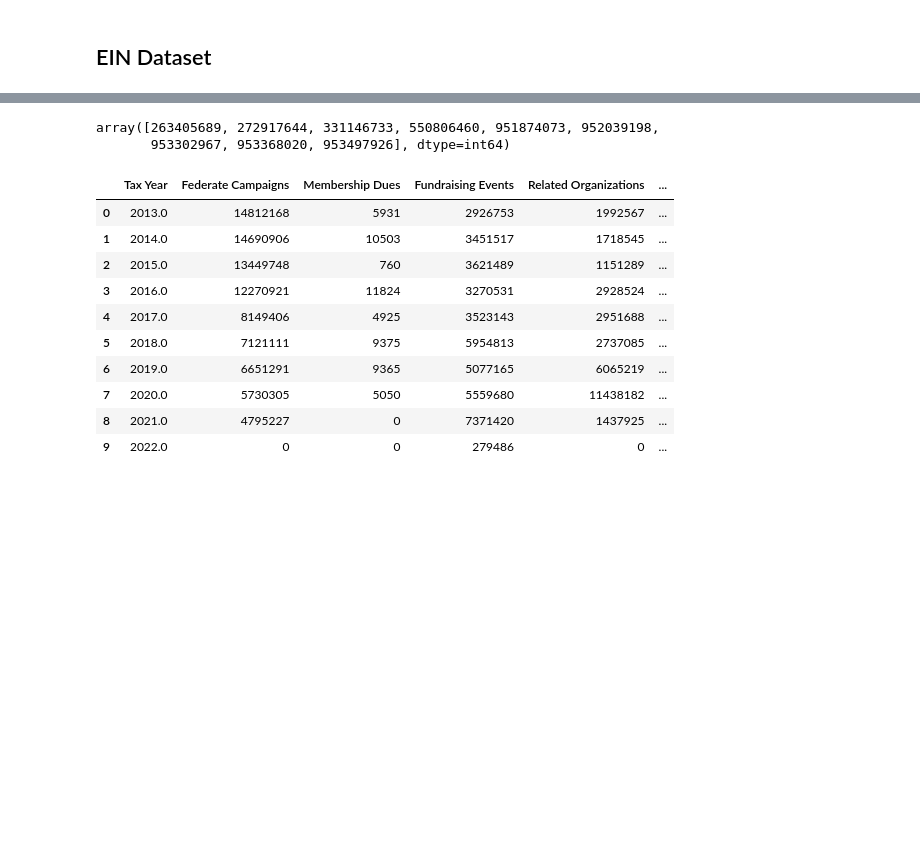
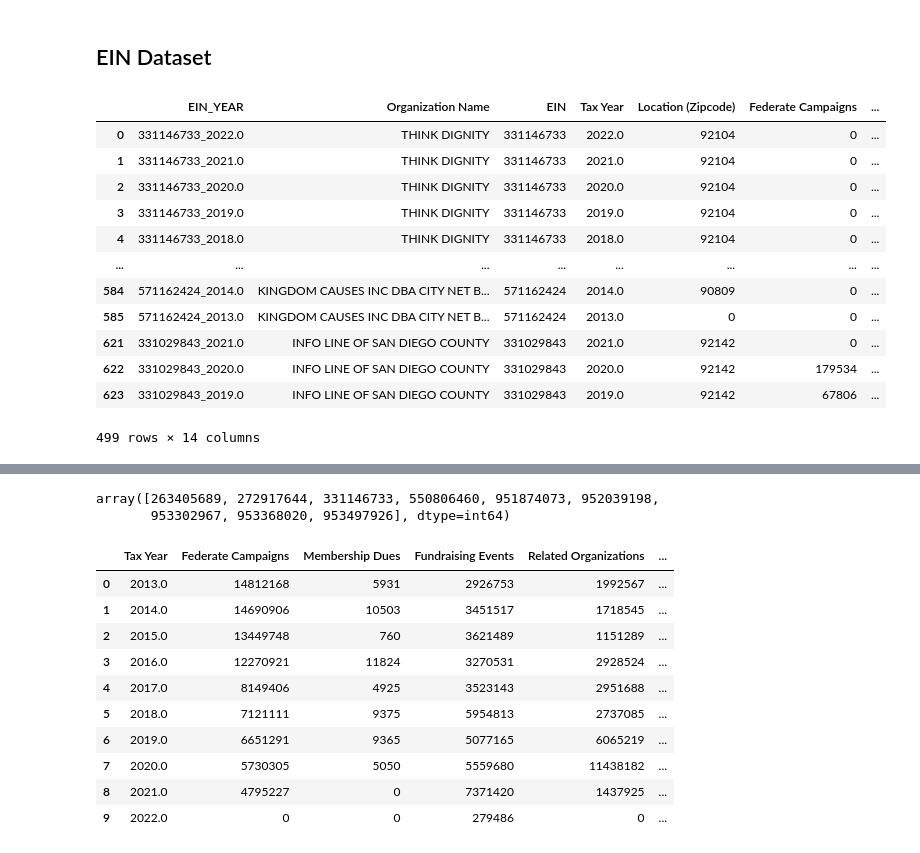
Before and after one commit to dbyers15/SDCTA-homelessness, a Jupyter notebook: XML parser/990 - error check.ipynb, the cells around one changed output, grey strips where cells are left out. Drawn from its saved outputs; the diff is of its cells as text; code cells hidden in the pictures; blank space fills up the shorter version.

```diff
--- a/XML parser/990 - error check.ipynb
+++ b/XML parser/990 - error check.ipynb
@@ -723,7 +724,7 @@ array([113723093, 237161267, 237279074, 237334012, 261712580, 263405689,
        953302967, 953315571, 953368020, 953497926, 953649525, 953750738,
        953782164, 953798088, 953837714, 953950196, 956379598], dtype=int64)
 # %%
-#EINinfo = EINinfo.set_index('EIN_YEAR')
+EINinfo = EINinfo.set_index('EIN_YEAR')
 EINinfo
 # %% [output]
 |  | ba | EIN | Tax Year | Location (Zipcode) | Federate Campaigns | Membership Dues | ... |
@@ -809,0 +806,57 @@ EIN_dataset = EIN_dataset_df.to_csv('EIN_dataset.csv')
+# %%
+def replace_corrected_data_and_standardize(df1, df2, concat=False):
+    to_std = ['Organization Name', 'EIN', 'Tax Year', 'Location (Zipcode)', 'Federate Campaigns', 'Membership Dues',
+              'Fundraising Events', 'Related Organizations', 'Government Grants', 'All Other Contributions',
+              'Noncash Contributions', 'Total']
+
+    df1 = df1.reset_index()
+    df2 = df2.reset_index()
+    # Standardize selected columns in both dataframes
+    df1[to_std] = df1[to_std].applymap(lambda x: standardize_text(x) if isinstance(x, str) else x)
+    df2[to_std] = df2[to_std].applymap(lambda x: standardize_text(x) if isinstance(x, str) else x)
+
+    if (concat==False):
+        # Replace errors with corrected information
+        for index_value, corrected_row in df2.iterrows():
+            df1.loc[index_value] = corrected_row
+        # Combine the corrected data with original data, dropping duplicates
+        combined_df = df2.combine_first(df1).drop_duplicates()
+    else:
+        combined_df = pd.concat([df1,df2])
+
+
+    # Calculate new column 'Philanthropic_Total'
+    combined_df['Philanthropic_Total'] = combined_df['Total'] - combined_df['Government Grants']
+
+    # Rename column
+    #combined_df.rename(columns={'ba': 'Organization Name'}, inplace=True)
+
+    # Save to CSV
+    combined_df.to_csv('EIN_dataset.csv', index=False)
+
+    return combined_df
+# %%
+EINinfo_copy = EINinfo.copy()
+EINErrinfo_copy = EINErrinfo.copy()
+
+EINinfo_copy.rename(columns={'ba': 'Organization Name'}, inplace=True)
+EINErrinfo_copy.rename(columns={'ba': 'Organization Name'}, inplace=True)
+
+EIN_dataset_df = replace_corrected_data_and_standardize(EINinfo_copy, EINErrinfo_copy)
+
+# Print the resulting DataFrame
+EIN_dataset_df
+# %% [output]
+|  | EIN_YEAR | Organization Name | EIN | Tax Year | Location (Zipcode) | Federate Campaigns | ... |
+| 0 | 331146733_2022.0 | THINK DIGNITY | 331146733 | 2022.0 | 92104 | 0 | ... |
+| 1 | 331146733_2021.0 | THINK DIGNITY | 331146733 | 2021.0 | 92104 | 0 | ... |
+| 2 | 331146733_2020.0 | THINK DIGNITY | 331146733 | 2020.0 | 92104 | 0 | ... |
+| 3 | 331146733_2019.0 | THINK DIGNITY | 331146733 | 2019.0 | 92104 | 0 | ... |
+| 4 | 331146733_2018.0 | THINK DIGNITY | 331146733 | 2018.0 | 92104 | 0 | ... |
+| ... | ... | ... | ... | ... | ... | ... | ... |
+| 584 | 571162424_2014.0 | KINGDOM CAUSES INC DBA CITY NET B... | 571162424 | 2014.0 | 90809 | 0 | ... |
+| 585 | 571162424_2013.0 | KINGDOM CAUSES INC DBA CITY NET B... | 571162424 | 2013.0 | 0 | 0 | ... |
+| 621 | 331029843_2021.0 | INFO LINE OF SAN DIEGO COUNTY | 331029843 | 2021.0 | 92142 | 0 | ... |
+| 622 | 331029843_2020.0 | INFO LINE OF SAN DIEGO COUNTY | 331029843 | 2020.0 | 92142 | 179534 | ... |
+| 623 | 331029843_2019.0 | INFO LINE OF SAN DIEGO COUNTY | 331029843 | 2019.0 | 92142 | 67806 | ... |
+499 rows × 14 columns
```
Also changed, not shown: parts of 20 cells of this notebook, 5 other files.
